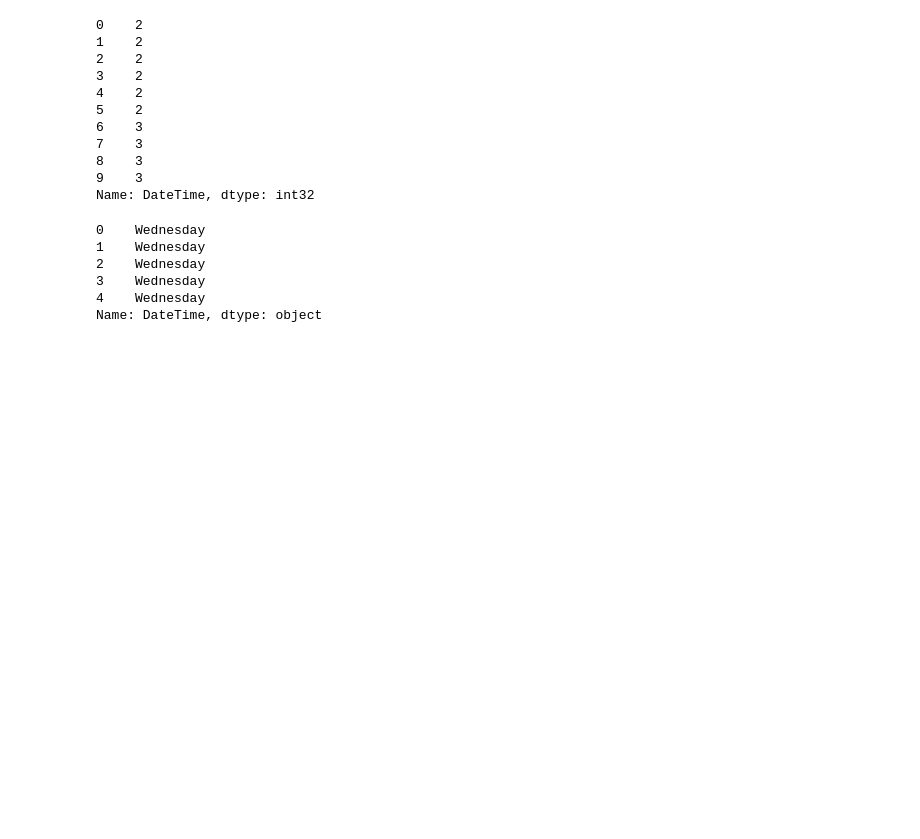
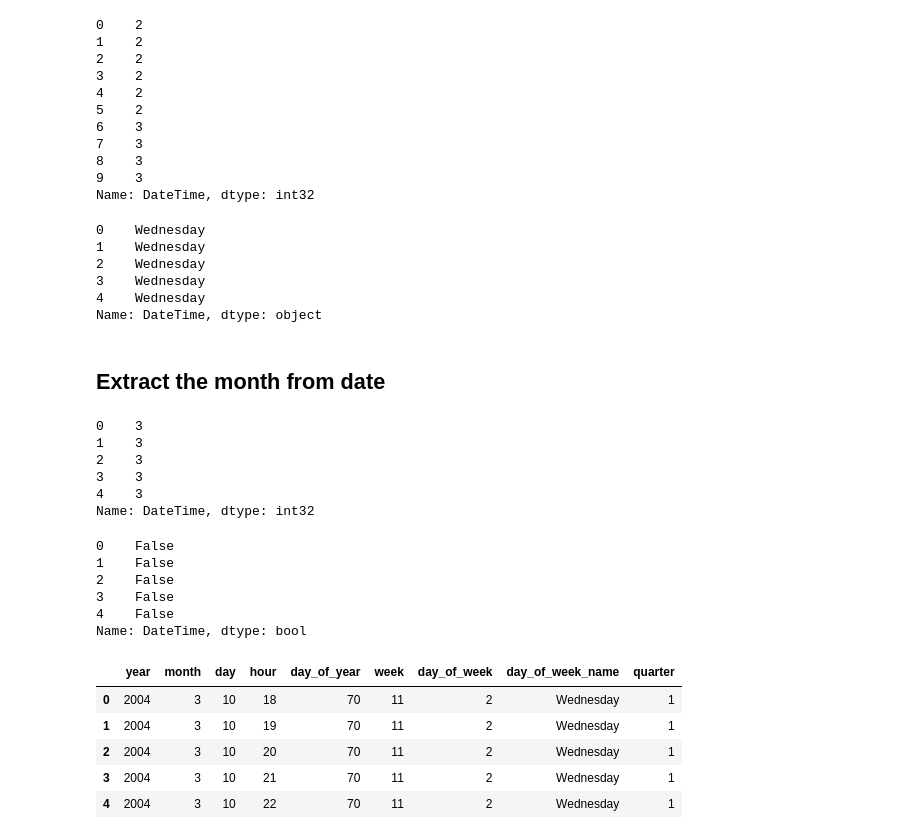
Before and after one commit to Malinda1/feature_engineering, a Jupyter notebook: feature_engineering.ipynb, the cells around one changed output. Drawn from its saved outputs; the diff is of its cells as text; code cells hidden in the pictures; blank space fills up the shorter version.

Commit message:
Create a dataframe include date time data

```diff
--- a/feature_engineering.ipynb
+++ b/feature_engineering.ipynb
@@ -609,3 +609,44 @@ data_05['DateTime'].dt.day_name().head()
 3    Wednesday
 4    Wednesday
 Name: DateTime, dtype: object
+# %% [markdown]
+## Extract the month from date
+# %%
+data_05['DateTime'].dt.month.head()
+# %% [output]
+0    3
+1    3
+2    3
+3    3
+4    3
+Name: DateTime, dtype: int32
+# %%
+data_05['DateTime'].dt.is_month_end.head()
+# %% [output]
+0    False
+1    False
+2    False
+3    False
+4    False
+Name: DateTime, dtype: bool
+# %%
+dateTime_data = pd.DataFrame({
+    'year': data_05['DateTime'].dt.year,
+    'month': data_05['DateTime'].dt.month,
+    'day': data_05['DateTime'].dt.day,
+    'hour': data_05['DateTime'].dt.hour,
+    'day_of_year': data_05['DateTime'].dt.dayofyear,
+    'week': data_05['DateTime'].dt.isocalendar().week,  # Updated for ISO week number
+    'day_of_week': data_05['DateTime'].dt.dayofweek,
+    'day_of_week_name': data_05['DateTime'].dt.day_name(),  # Corrected to day_name()
+    'quarter': data_05['DateTime'].dt.quarter
+})
+
+dateTime_data.head()
+# %% [output]
+|  | year | month | day | hour | day_of_year | week | day_of_week | day_of_week_name | quarter |
+| 0 | 2004 | 3 | 10 | 18 | 70 | 11 | 2 | Wednesday | 1 |
+| 1 | 2004 | 3 | 10 | 19 | 70 | 11 | 2 | Wednesday | 1 |
+| 2 | 2004 | 3 | 10 | 20 | 70 | 11 | 2 | Wednesday | 1 |
+| 3 | 2004 | 3 | 10 | 21 | 70 | 11 | 2 | Wednesday | 1 |
+| 4 | 2004 | 3 | 10 | 22 | 70 | 11 | 2 | Wednesday | 1 |
```
